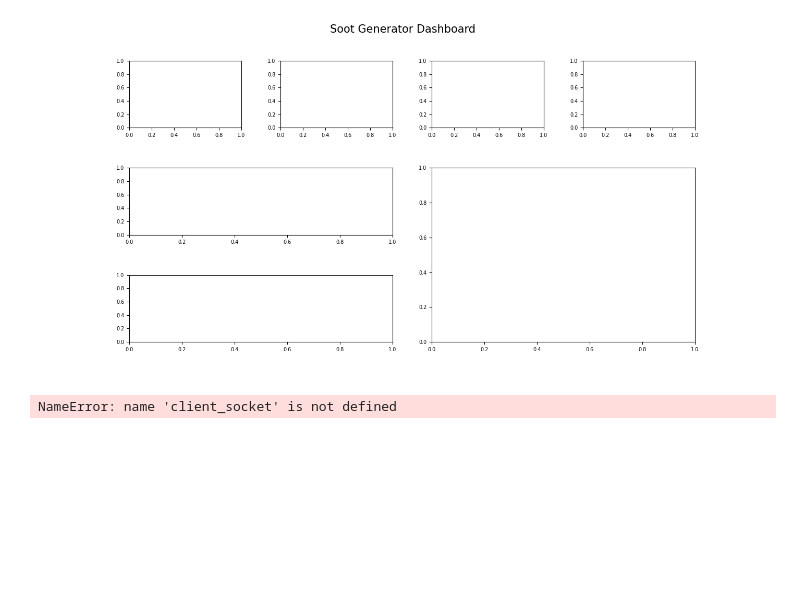
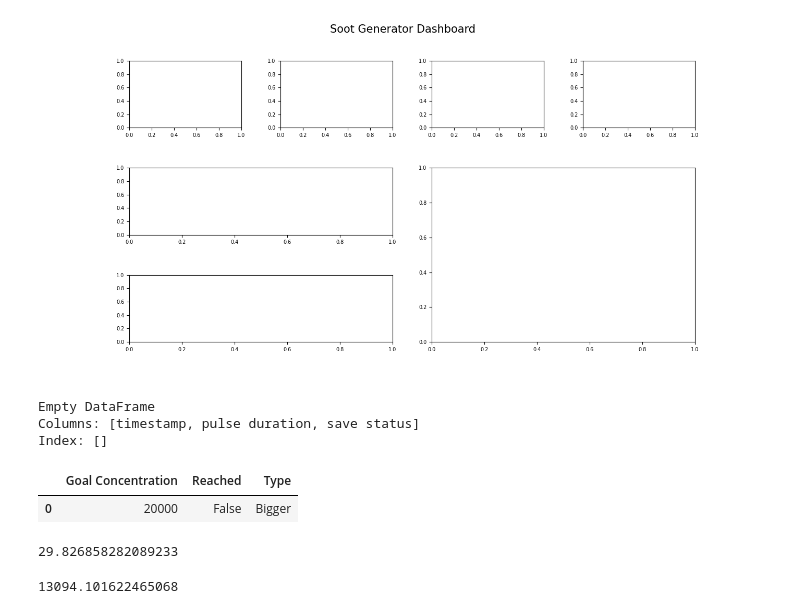
Before and after one commit to kyanshlipak/Aeth-Labs, a Jupyter notebook: SootGenDashboard.ipynb, the cells around one changed output. Cells and saved outputs as stored; diff of their text form; code cells hidden in the pictures; blank space fills up the shorter version.

```diff
--- a/SootGenDashboard.ipynb
+++ b/SootGenDashboard.ipynb
@@ -309,7 +478,3 @@ ui
 # %% [output]
 HBox(children=(VBox(children=(ToggleButton(value=False, button_style='danger', description='start', icon='play…
 [figure]
-# %%
-alicat.sendTCP("hefueh")
-# %% [output]
-NameError: name 'client_socket' is not defined
@@ -324,3 +481,7 @@ dfSave.head
 # %%
-dfSolenoid
+print(dfSolenoid)
+# %% [output]
+Empty DataFrame
+Columns: [timestamp, pulse duration, save status]
+Index: []
 # %%
@@ -327,0 +489,16 @@ dfSolenoid
+# %%
+concentrations
+# %% [output]
+|  | Goal Concentration | Reached | Type |
+| 0 | 20000 | False | Bigger |
+# %%
+print(time.time() - autoPulses[-1])
+# %% [output]
+29.826858282089233
+# %%
+savgolMean = savgol_filter(dfAeth["bcc ewm"].to_numpy(), 50, 4)[-25:-3].mean()
+xfit = list(range(40))
+m,b = np.polyfit(xfit,savgol_filter(dfAeth["bcc ewm"].to_numpy(), 40, 4)[-45:-5],1)
+print(savgolMean + m*slopeWeight.value)
+# %% [output]
+13094.101622465068
```
Also changed, not shown: parts of 8 cells of this notebook, 1 other file.
